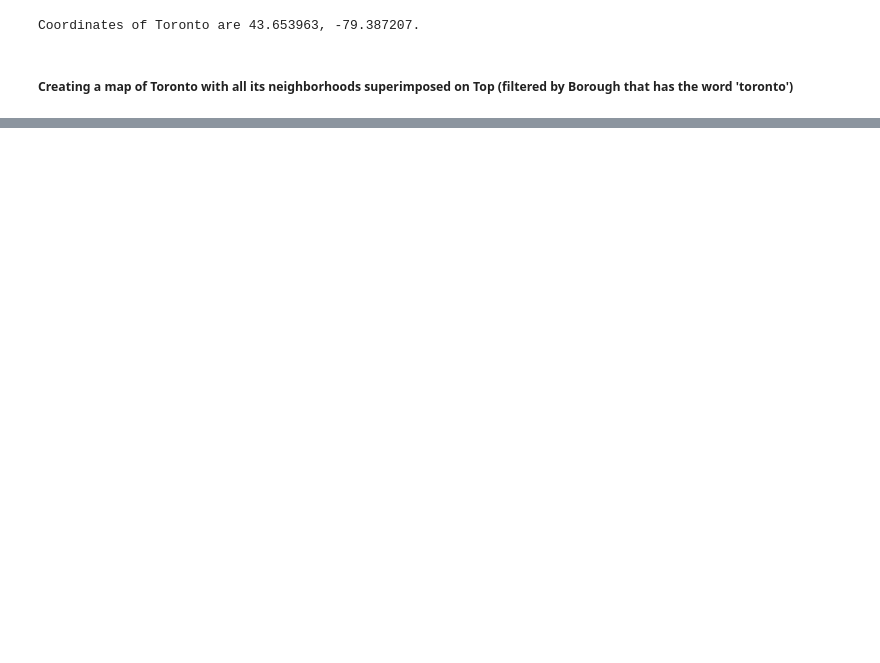
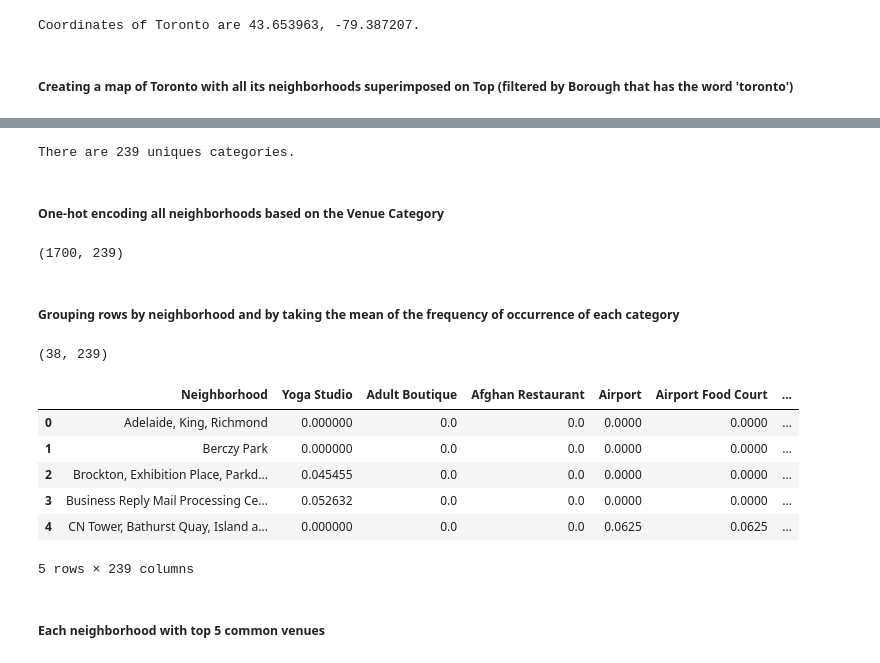
Before and after one commit to akshaybhaskaran/toronto_clustering_segment, a Jupyter notebook: Segmenting and Clustering Neighborhoods in Toronto.ipynb, the cells around one changed output, grey strips where cells are left out. Drawn from its saved outputs; the diff is of its cells as text; code cells hidden in the pictures; blank space fills up the shorter version.

```diff
--- a/Segmenting and Clustering Neighborhoods in Toronto.ipynb
+++ b/Segmenting and Clustering Neighborhoods in Toronto.ipynb
@@ -153,0 +227,18 @@ map_toronto
+# %%
+# cleaning the response json and structuring it into pandas dataframe
+venues = response['response']['groups'][0]['items']
+
+# flatten JSON
+nearby_venues = json_normalize(venues)
+
+# filtering only needed columns
+filtered_columns = ['venue.name', 'venue.categories', 'venue.location.lat', 'venue.location.lng']
+nearby_venues = nearby_venues.loc[:, filtered_columns]
+
+# filter the category for each row
+nearby_venues['venue.categories'] = nearby_venues.apply(get_category_type, axis=1)
+
+# clean columns
+nearby_venues.columns = [col.split(".")[-1] for col in nearby_venues.columns]
+
+nearby_venues
@@ -153,0 +348,38 @@ map_toronto
+# %%
+# number of unique categories of venues
+print('There are {} uniques categories.'.format(len(toronto_venues['Venue Category'].unique())))
+# %% [output]
+There are 239 uniques categories.
+# %% [markdown]
+##### One-hot encoding all neighborhoods based on the Venue Category
+# %%
+# one hot encoding
+toronto_onehot = pd.get_dummies(toronto_venues[['Venue Category']], prefix="", prefix_sep="")
+
+# add neighborhood column back to dataframe
+toronto_onehot['Neighborhood'] = toronto_venues['Neighborhood']
+
+# move neighborhood column to the first column
+fixed_columns = [toronto_onehot.columns[-1]] + list(toronto_onehot.columns[:-1])
+toronto_onehot = toronto_onehot[fixed_columns]
+
+toronto_onehot.shape
+# %% [output]
+(1700, 239)
+# %% [markdown]
+##### Grouping rows by neighborhood and by taking the mean of the frequency of occurrence of each category
+# %%
+toronto_grouped = toronto_onehot.groupby('Neighborhood').mean().reset_index()
+print(toronto_grouped.shape)
+toronto_grouped.head(5)
+# %% [output]
+(38, 239)
+|  | Neighborhood | Yoga Studio | Adult Boutique | Afghan Restaurant | Airport | Airport Food Court | ... |
+| 0 | Adelaide, King, Richmond | 0.000000 | 0.0 | 0.0 | 0.0000 | 0.0000 | ... |
+| 1 | Berczy Park | 0.000000 | 0.0 | 0.0 | 0.0000 | 0.0000 | ... |
+| 2 | Brockton, Exhibition Place, Parkd... | 0.045455 | 0.0 | 0.0 | 0.0000 | 0.0000 | ... |
+| 3 | Business Reply Mail Processing Ce... | 0.052632 | 0.0 | 0.0 | 0.0000 | 0.0000 | ... |
+| 4 | CN Tower, Bathurst Quay, Island a... | 0.000000 | 0.0 | 0.0 | 0.0625 | 0.0625 | ... |
+5 rows × 239 columns
+# %% [markdown]
+##### Each neighborhood with top 5 common venues
```
Also changed, not shown: parts of 26 cells of this notebook, 1 other file.
